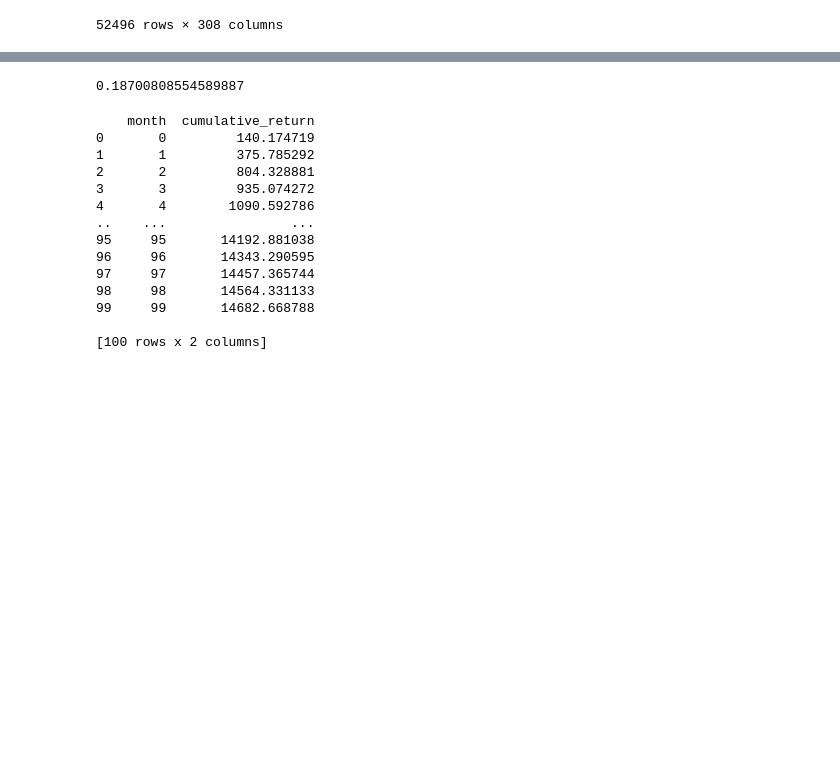
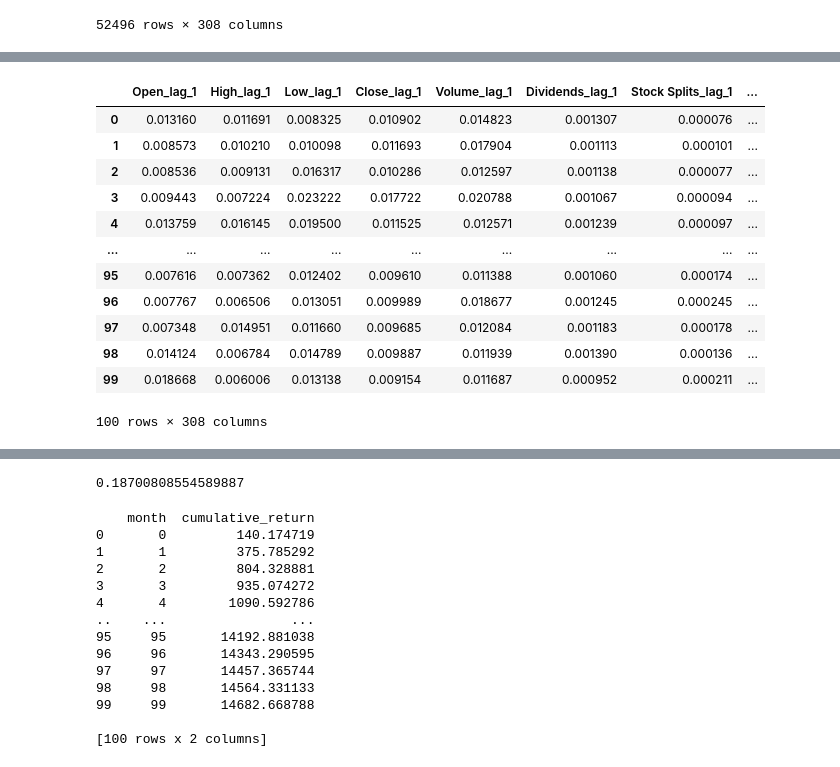
Before and after one commit to ongbernice/dse4101, a Jupyter notebook: src/rf_model.ipynb, the cells around one changed output, grey strips where cells are left out. Saved outputs shown, nothing was run; the diff lists cells and outputs as text; code cells hidden in the pictures; blank space fills up the shorter version.

```diff
--- a/src/rf_model.ipynb
+++ b/src/rf_model.ipynb
@@ -189,0 +193,18 @@ results_df
+# %%
+# Rename columns of feature importance DataFrame to match original dataset
+feature_importance_df.columns = c_encoded.columns
+feature_importance_df
+# %% [output]
+|  | Open_lag_1 | High_lag_1 | Low_lag_1 | Close_lag_1 | Volume_lag_1 | Dividends_lag_1 | Stock Splits_lag_1 | ... |
+| 0 | 0.013160 | 0.011691 | 0.008325 | 0.010902 | 0.014823 | 0.001307 | 0.000076 | ... |
+| 1 | 0.008573 | 0.010210 | 0.010098 | 0.011693 | 0.017904 | 0.001113 | 0.000101 | ... |
+| 2 | 0.008536 | 0.009131 | 0.016317 | 0.010286 | 0.012597 | 0.001138 | 0.000077 | ... |
+| 3 | 0.009443 | 0.007224 | 0.023222 | 0.017722 | 0.020788 | 0.001067 | 0.000094 | ... |
+| 4 | 0.013759 | 0.016145 | 0.019500 | 0.011525 | 0.012571 | 0.001239 | 0.000097 | ... |
+| ... | ... | ... | ... | ... | ... | ... | ... | ... |
+| 95 | 0.007616 | 0.007362 | 0.012402 | 0.009610 | 0.011388 | 0.001060 | 0.000174 | ... |
+| 96 | 0.007767 | 0.006506 | 0.013051 | 0.009989 | 0.018677 | 0.001245 | 0.000245 | ... |
+| 97 | 0.007348 | 0.014951 | 0.011660 | 0.009685 | 0.012084 | 0.001183 | 0.000178 | ... |
+| 98 | 0.014124 | 0.006784 | 0.014789 | 0.009887 | 0.011939 | 0.001390 | 0.000136 | ... |
+| 99 | 0.018668 | 0.006006 | 0.013138 | 0.009154 | 0.011687 | 0.000952 | 0.000211 | ... |
+100 rows × 308 columns
```
Also changed, not shown: parts of 7 cells of this notebook, 2 other files.
